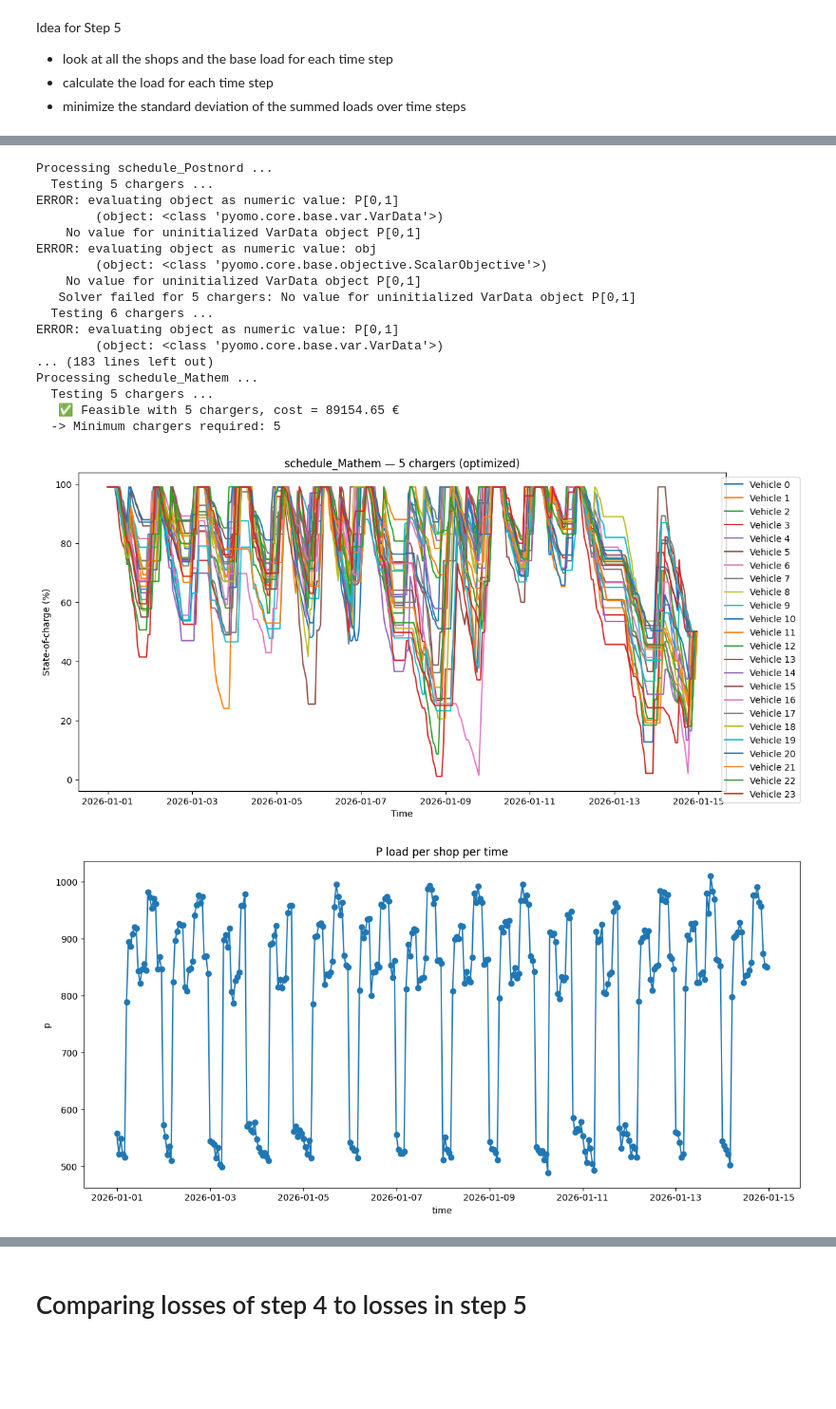
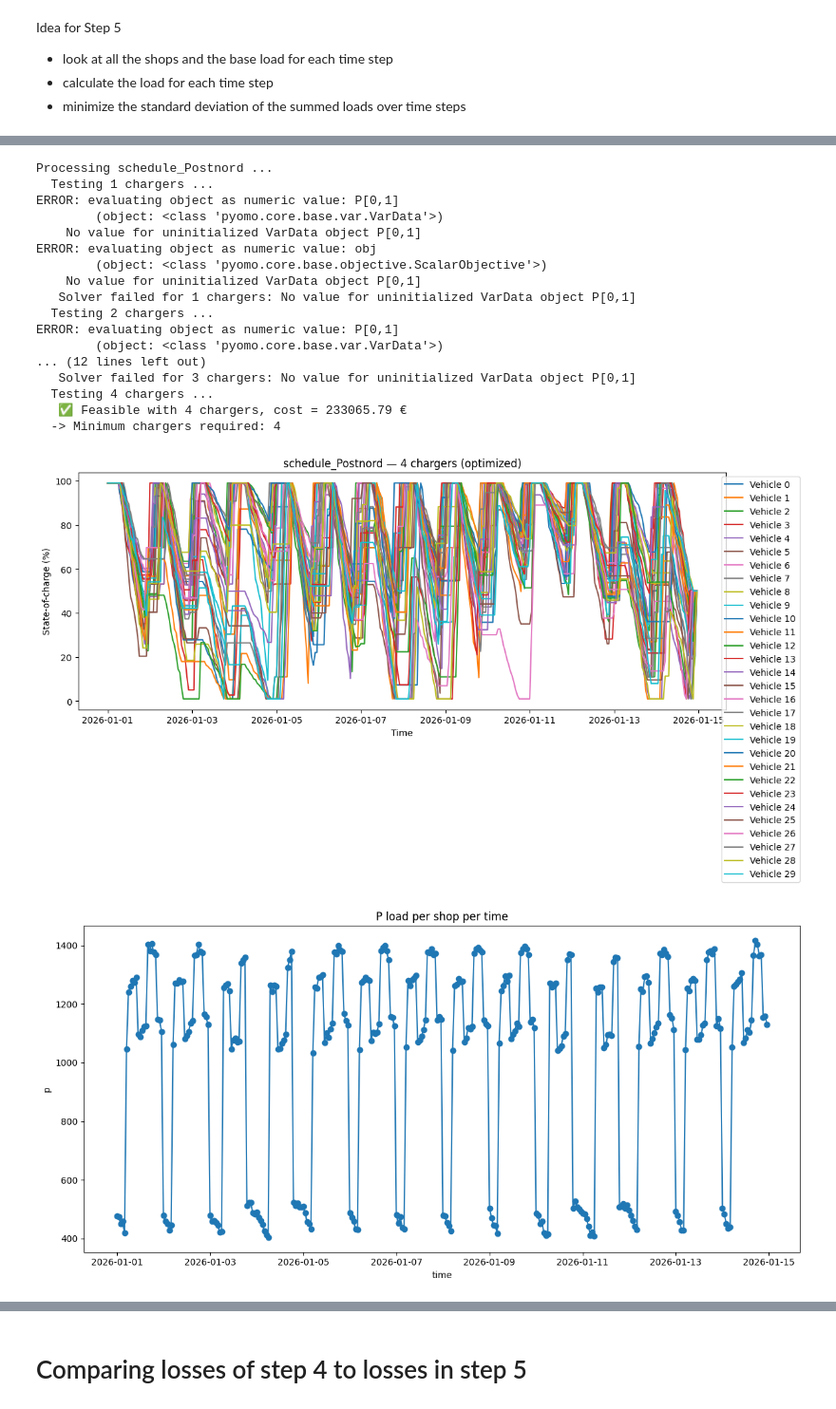
Before and after one commit to MatisGo/Network_optmisation, a Jupyter notebook: Project/Step 4_1.ipynb, the cells around one changed output, grey strips where cells are left out. Shown at 95% size. Saved outputs shown, nothing was run; the diff lists cells and outputs as text; code cells hidden in the pictures; blank space fills up the shorter version.

Commit message:
step 4.1. just run with the new parameter, charger 22 kw

```diff
--- a/Project/Step 4_1.ipynb
+++ b/Project/Step 4_1.ipynb
@@ -39,7 +39,7 @@ SOC_min_percentage = 0.01  # min state-of-charge fraction (to avoid deep dischar
 SOC_last_time_step_percentage = 0.5 # the percentage of SOC at the last time step
 
 # Charger capacity per physical charger (kW)
-FAST_AC_CAPACITY_KW = 12.0
+FAST_AC_CAPACITY_KW = 22.0
 
 
 # -------------for comparing with step 5 -------------
@@ -227,10 +227,12 @@ def optimize_shop_energy_cost(file_path,
     model.charger_cap_con = Constraint(model.TIME, rule=charger_cap_rule)
 
 
-    # 2) Charger capacity (shared): sum_i P_i_t <= n_chargers * P_charger
+
+    # 2) Charger capacity unique
     def charger_cap_rule_unique(m, v, t):
         return m.P[v, t]  <=  m.P_charger
     model.charger_cap_con_uniq = Constraint(model.VEH, model.TIME, rule=charger_cap_rule_unique)
+
 
 
     # 3) SOC dynamics:
@@ -435,7 +437,7 @@ if __name__ == "__main__":
         best_trace = None
         best_cost = None
         prices = open_price_file()
-        for n_ch in range(5, MAX_CHARGERS_TO_TEST, 1):
+        for n_ch in range(1, MAX_CHARGERS_TO_TEST, 1):
             print(f"  Testing {n_ch} chargers ...")
             try:
                 res = optimize_shop_energy_cost(file, n_chargers=n_ch, price_series=prices, solver_name='glpk', verbose=False)
@@ -490,19 +500,19 @@ Processing schedule_Airmee ...
 Processing schedule_Postnord ...
-  Testing 5 chargers ...
+  Testing 1 chargers ...
 ERROR: evaluating object as numeric value: P[0,1]
         (object: <class 'pyomo.core.base.var.VarData'>)
     No value for uninitialized VarData object P[0,1]
 ERROR: evaluating object as numeric value: obj
         (object: <class 'pyomo.core.base.objective.ScalarObjective'>)
     No value for uninitialized VarData object P[0,1]
-   Solver failed for 5 chargers: No value for uninitialized VarData object P[0,1]
-  Testing 6 chargers ...
+   Solver failed for 1 chargers: No value for uninitialized VarData object P[0,1]
+  Testing 2 chargers ...
 ERROR: evaluating object as numeric value: P[0,1]
         (object: <class 'pyomo.core.base.var.VarData'>)
-... (183 lines left out)
-Processing schedule_Mathem ...
-  Testing 5 chargers ...
-   ✅ Feasible with 5 chargers, cost = 89154.65 €
-  -> Minimum chargers required: 5
+... (12 lines left out)
+   Solver failed for 3 chargers: No value for uninitialized VarData object P[0,1]
+  Testing 4 chargers ...
+   ✅ Feasible with 4 chargers, cost = 233065.79 €
+  -> Minimum chargers required: 4
-[figure, old version]
+[figure, new version]
-[figure, old version]
+[figure, new version]
```
Also changed, not shown: parts of 1 cell of this notebook.
